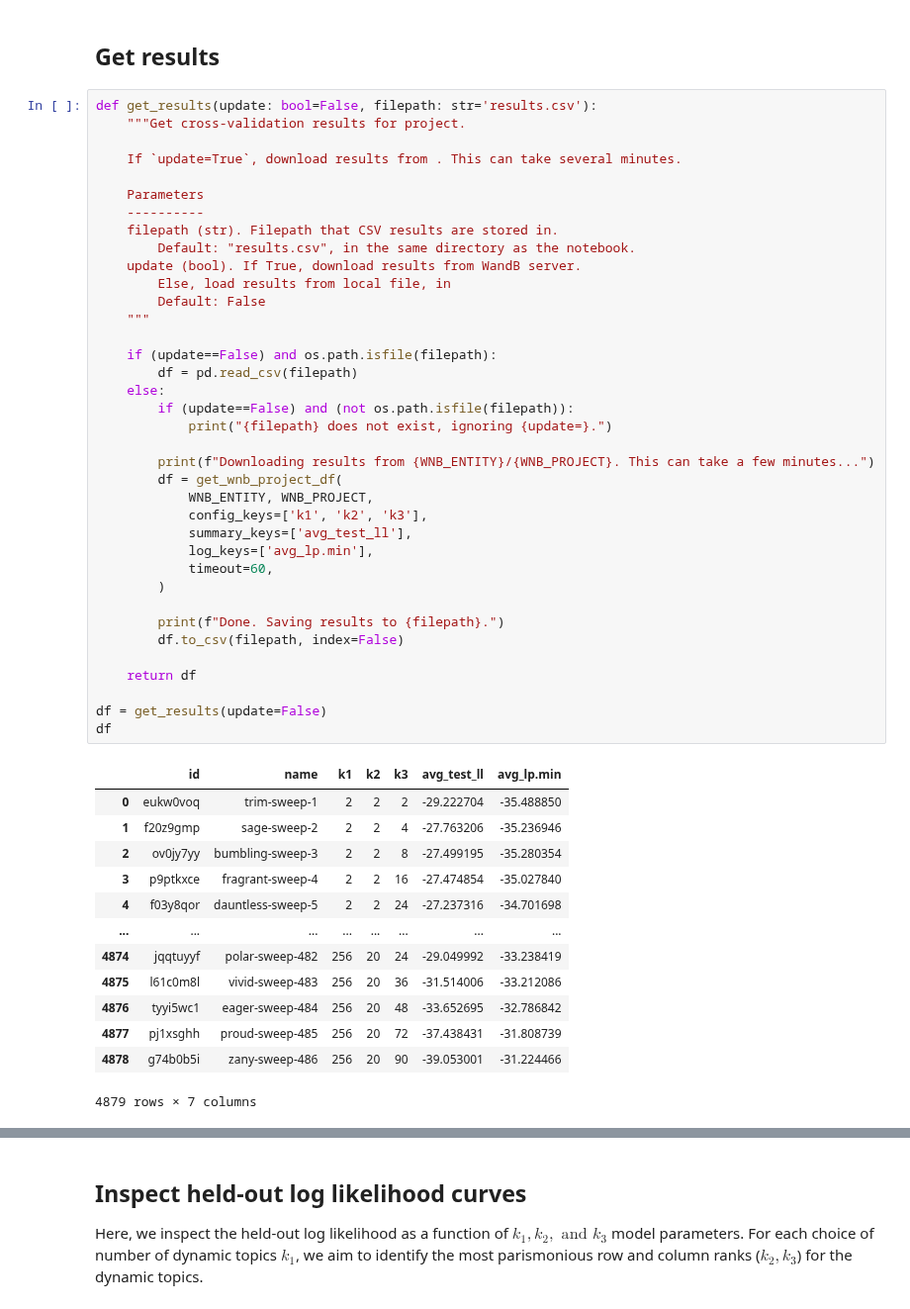
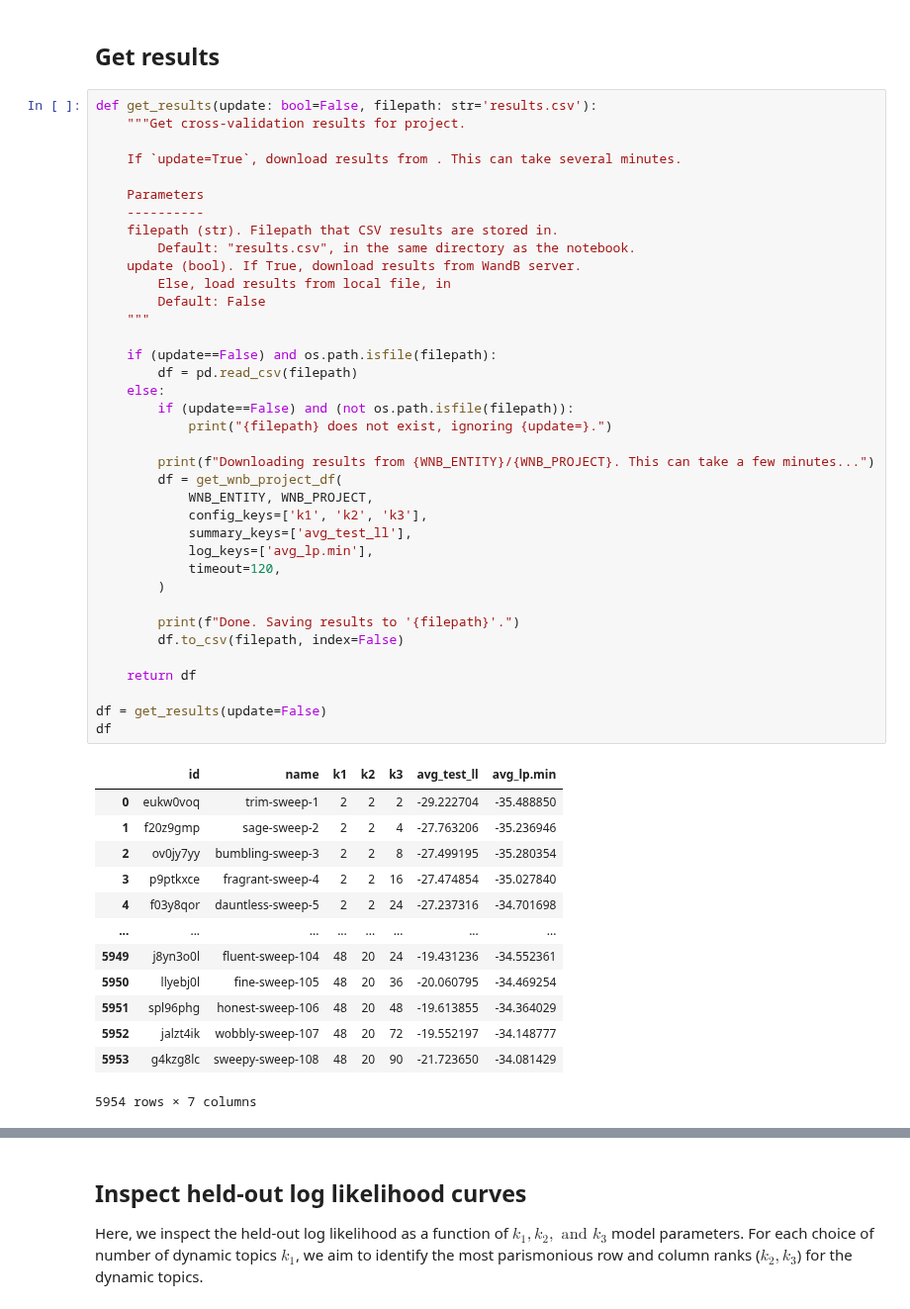
Before and after one commit to lindermanlab/dirichlet-tucker, a Jupyter notebook: analysis/moseq-drugs/crossval_reconstruction/Analyze_cross_validation_results.ipynb, the cells around one changed output, grey strips where cells are left out. Shown at 99% size. Drawn from its saved outputs; the diff is of its cells as text.

Commit message:
add sweep over k1={24,48}

```diff
--- a/analysis/moseq-drugs/crossval_reconstruction/Analyze_cross_validation_results.ipynb
+++ b/analysis/moseq-drugs/crossval_reconstruction/Analyze_cross_validation_results.ipynb
@@ -41,41 +41,41 @@ def get_results(update: bool=False, filepath: str='results.csv'):
     """
 
     if (update==False) and os.path.isfile(filepath):
         df = pd.read_csv(filepath)
     else:
         if (update==False) and (not os.path.isfile(filepath)):
             print("{filepath} does not exist, ignoring {update=}.")
 
         print(f"Downloading results from {WNB_ENTITY}/{WNB_PROJECT}. This can take a few minutes...")
         df = get_wnb_project_df(
             WNB_ENTITY, WNB_PROJECT,
             config_keys=['k1', 'k2', 'k3'],
             summary_keys=['avg_test_ll'],
             log_keys=['avg_lp.min'],
-            timeout=60,
+            timeout=120,
         )
 
-        print(f"Done. Saving results to {filepath}.")
+        print(f"Done. Saving results to '{filepath}'.")
         df.to_csv(filepath, index=False)
 
     return df
 
 df = get_results(update=False)
 df
 # %% [output]
 |  | id | name | k1 | k2 | k3 | avg_test_ll | avg_lp.min |
 | 0 | eukw0voq | trim-sweep-1 | 2 | 2 | 2 | -29.222704 | -35.488850 |
 | 1 | f20z9gmp | sage-sweep-2 | 2 | 2 | 4 | -27.763206 | -35.236946 |
 | 2 | ov0jy7yy | bumbling-sweep-3 | 2 | 2 | 8 | -27.499195 | -35.280354 |
 | 3 | p9ptkxce | fragrant-sweep-4 | 2 | 2 | 16 | -27.474854 | -35.027840 |
 | 4 | f03y8qor | dauntless-sweep-5 | 2 | 2 | 24 | -27.237316 | -34.701698 |
 | ... | ... | ... | ... | ... | ... | ... | ... |
-| 4874 | jqqtuyyf | polar-sweep-482 | 256 | 20 | 24 | -29.049992 | -33.238419 |
-| 4875 | l61c0m8l | vivid-sweep-483 | 256 | 20 | 36 | -31.514006 | -33.212086 |
-| 4876 | tyyi5wc1 | eager-sweep-484 | 256 | 20 | 48 | -33.652695 | -32.786842 |
-| 4877 | pj1xsghh | proud-sweep-485 | 256 | 20 | 72 | -37.438431 | -31.808739 |
-| 4878 | g74b0b5i | zany-sweep-486 | 256 | 20 | 90 | -39.053001 | -31.224466 |
+| 5949 | j8yn3o0l | fluent-sweep-104 | 48 | 20 | 24 | -19.431236 | -34.552361 |
+| 5950 | llyebj0l | fine-sweep-105 | 48 | 20 | 36 | -20.060795 | -34.469254 |
+| 5951 | spl96phg | honest-sweep-106 | 48 | 20 | 48 | -19.613855 | -34.364029 |
+| 5952 | jalzt4ik | wobbly-sweep-107 | 48 | 20 | 72 | -19.552197 | -34.148777 |
+| 5953 | g4kzg8lc | sweepy-sweep-108 | 48 | 20 | 90 | -21.723650 | -34.081429 |
-4879 rows × 7 columns
+5954 rows × 7 columns
 # %%
 df.groupby(['k1','k2','k3']).size().reset_index().rename(columns={0:'n_folds'})
 # %% [output]
```
Also changed, not shown: parts of 7 cells of this notebook, 3 other files.
